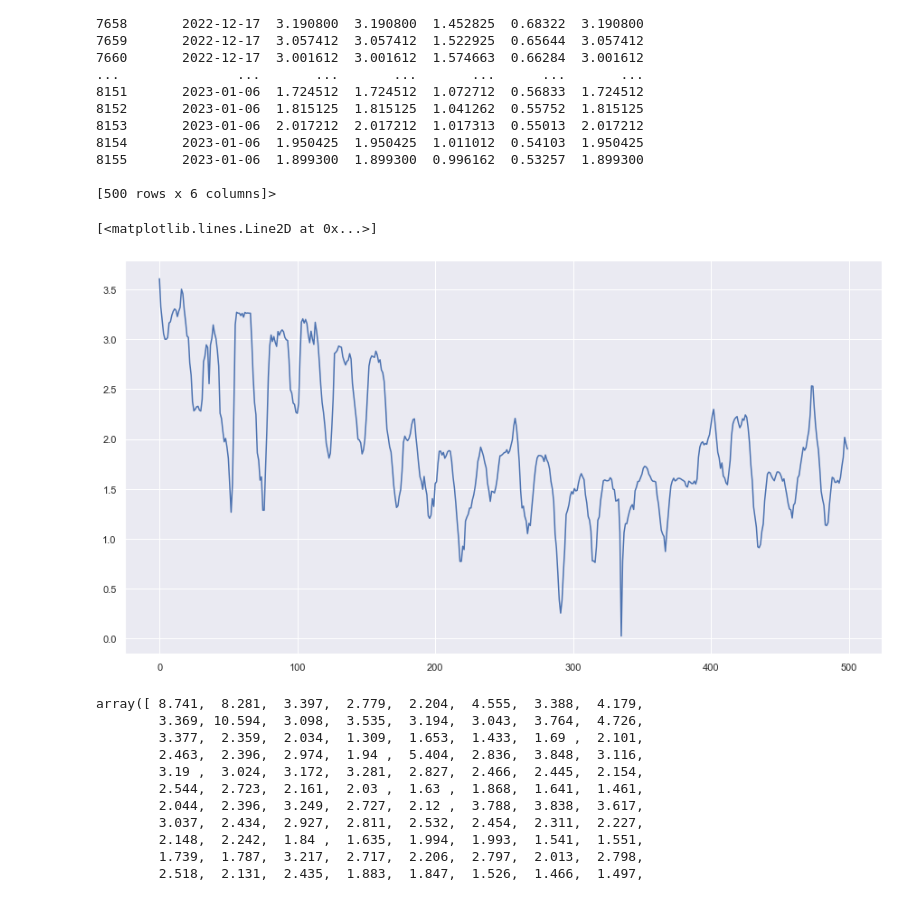
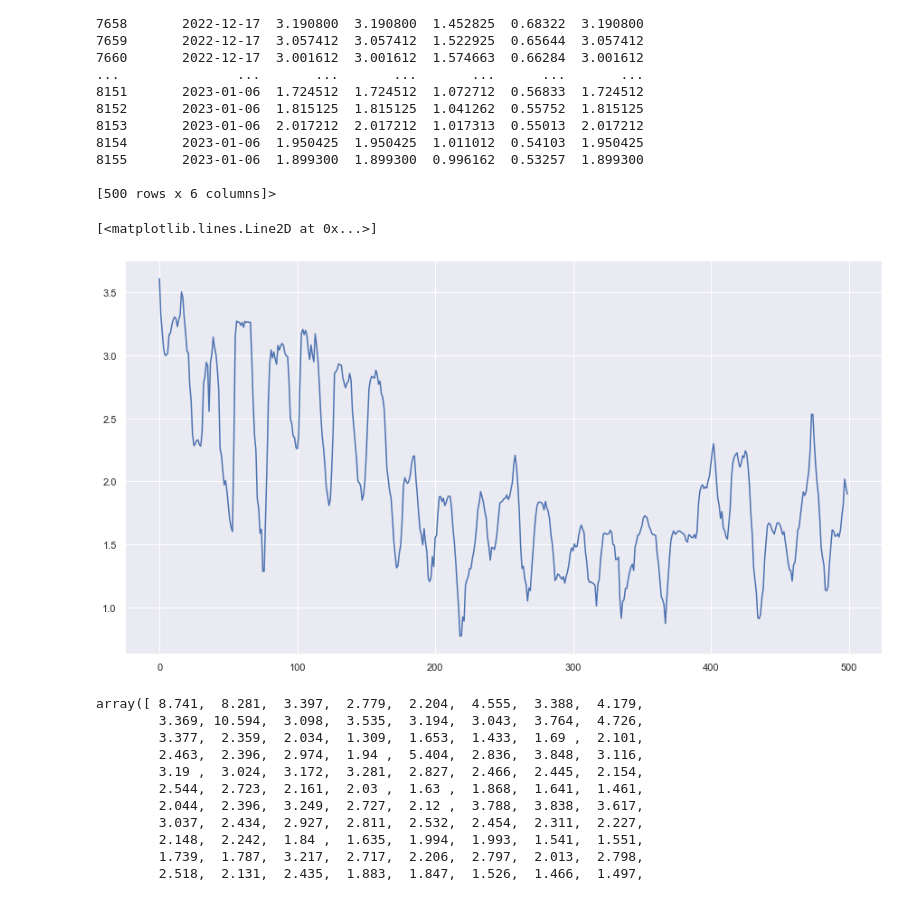
Before and after one commit to 591291-hvl/staccKodeKonkuranse, a Jupyter notebook: main.ipynb, the cells around one changed output. Cells and saved outputs as stored; diff of their text form; code cells hidden in the pictures.

```diff
--- a/main.ipynb
+++ b/main.ipynb
@@ -112,10 +112,10 @@ newDF.keys
 
 [500 rows x 6 columns]>
 # %%
-plt.plot(range(newDF['NO2'].size), newDF['NO2'])
+plt.plot(range(newDF['NO5'].size), newDF['NO5'])
 # %% [output]
 [<matplotlib.lines.Line2D at 0x...>]
-[figure, old version]
+[figure, new version]
 # %%
 np.asarray([d['consumption'] for d in my_dict])
 # %% [output]
```
Also changed, not shown: 7 other files.
